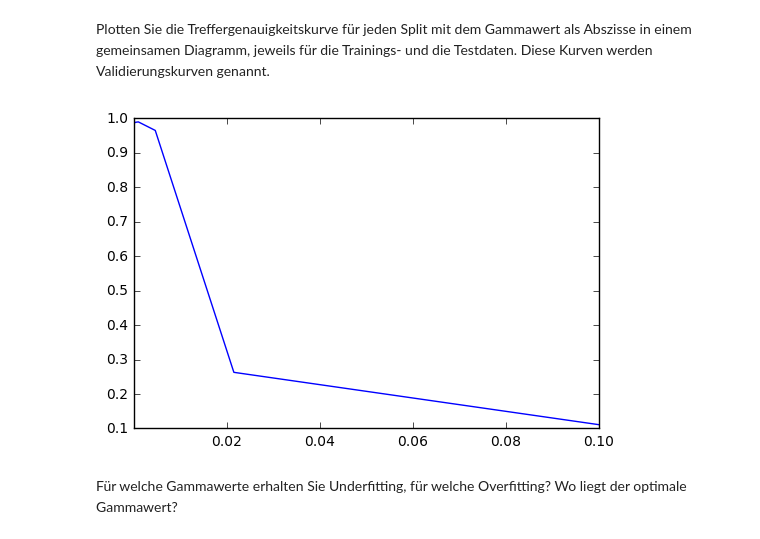
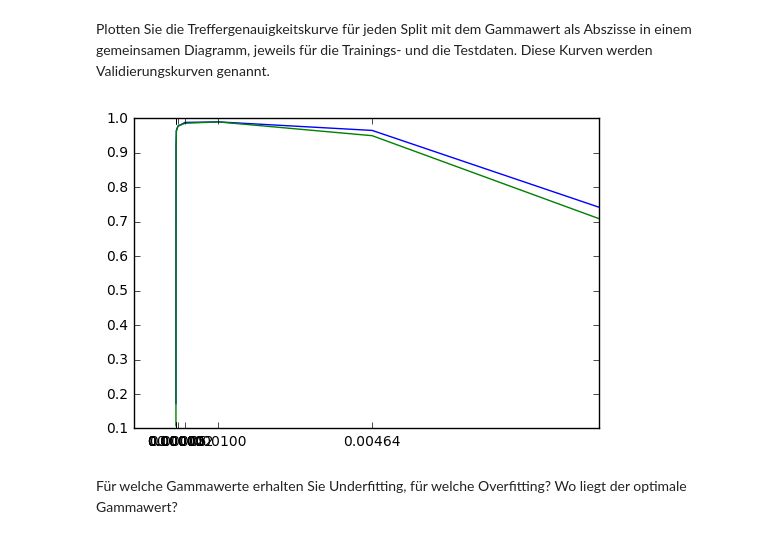
Before and after one commit to magoeke/htwg.machinelearning, a Jupyter notebook: 04/01_Supportvektormaschine.ipynb, the cells around one changed output. Drawn from its saved outputs; the diff is of its cells as text; code cells hidden in the pictures.

Commit message:
maybe finished task04 except for graphs

```diff
--- a/04/01_Supportvektormaschine.ipynb
+++ b/04/01_Supportvektormaschine.ipynb
@@ -284,33 +284,39 @@ gammas, test_scores_gamma, training_scores_gamma
 # %% [markdown]
 Plotten Sie die Treffergenauigkeitskurve für jeden Split mit dem Gammawert als Abszisse in einem gemeinsamen Diagramm, jeweils für die Trainings- und die Testdaten. Diese Kurven werden Validierungskurven genannt.
 # %%
-#TODO plots are not right
 test_curves = []
 training_curves = []
 for index in range(0,split_number):
     test_curves.append(pd.DataFrame(data=test_scores_gamma[index*len(gammas):(index+1)*len(gammas)], index = gammas))
     training_curves.append(pd.DataFrame(data=training_scores_gamma[index*len(gammas):(index+1)*len(gammas)], index = gammas))
 
 test_curves_mean=[]
 training_curves_mean=[]
 for test_curve, training_curve in zip(test_curves, training_curves):
     test_curves_mean.append(test_curve.mean(axis=1))
     training_curves_mean.append(training_curve.mean(axis=1))
 
 test_curves_mean, training_curves_mean
 
-training_curves_mean[0].plot(xlim=(np.min(gammas),np.max(gammas)));
+#training_curves_mean[0].plot(xlim=(np.min(gammas),np.max(gammas)));
 #training_curves_mean[1].plot();
 #training_curves_mean[2].plot();
 #training_curves_mean[3].plot();
 #training_curves_mean[4].plot();
 #test_curves_mean[0].plot();
 #test_curves_mean[1].plot();
 #test_curves_mean[2].plot();
 #test_curves_mean[3].plot();
 #test_curves_mean[4].plot();
+plt.xticks( gammas ) # location, labels
+plt.xlim(np.min(gammas)-0.001, 0.01)
+plt.plot( training_curves_mean[0] )
+plt.plot( training_curves_mean[2] )
+plt.show()
+
+#TODO show curves
 # %% [output]
-[figure, old version]
+[figure, new version]
 # %% [markdown]
 Für welche Gammawerte erhalten Sie Underfitting, für welche Overfitting? Wo liegt der optimale Gammawert?
 # %%
```
Also changed, not shown: parts of 9 cells of this notebook.
